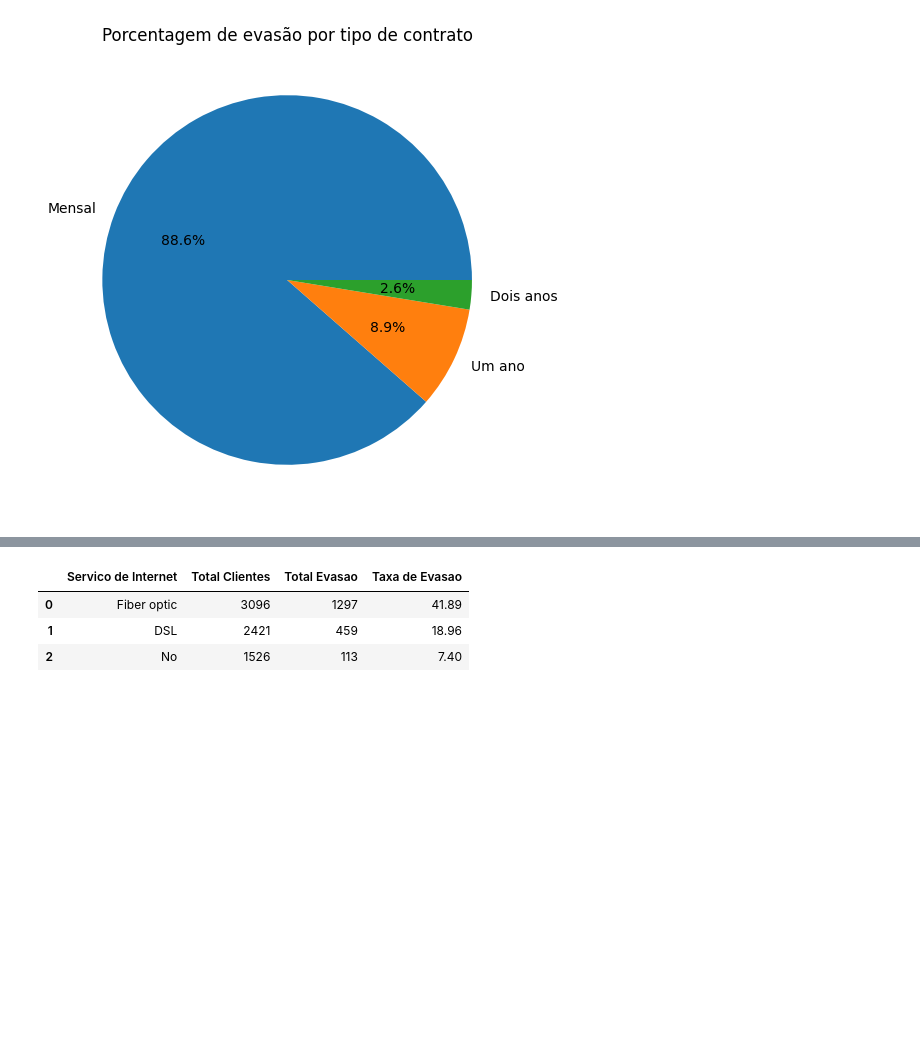
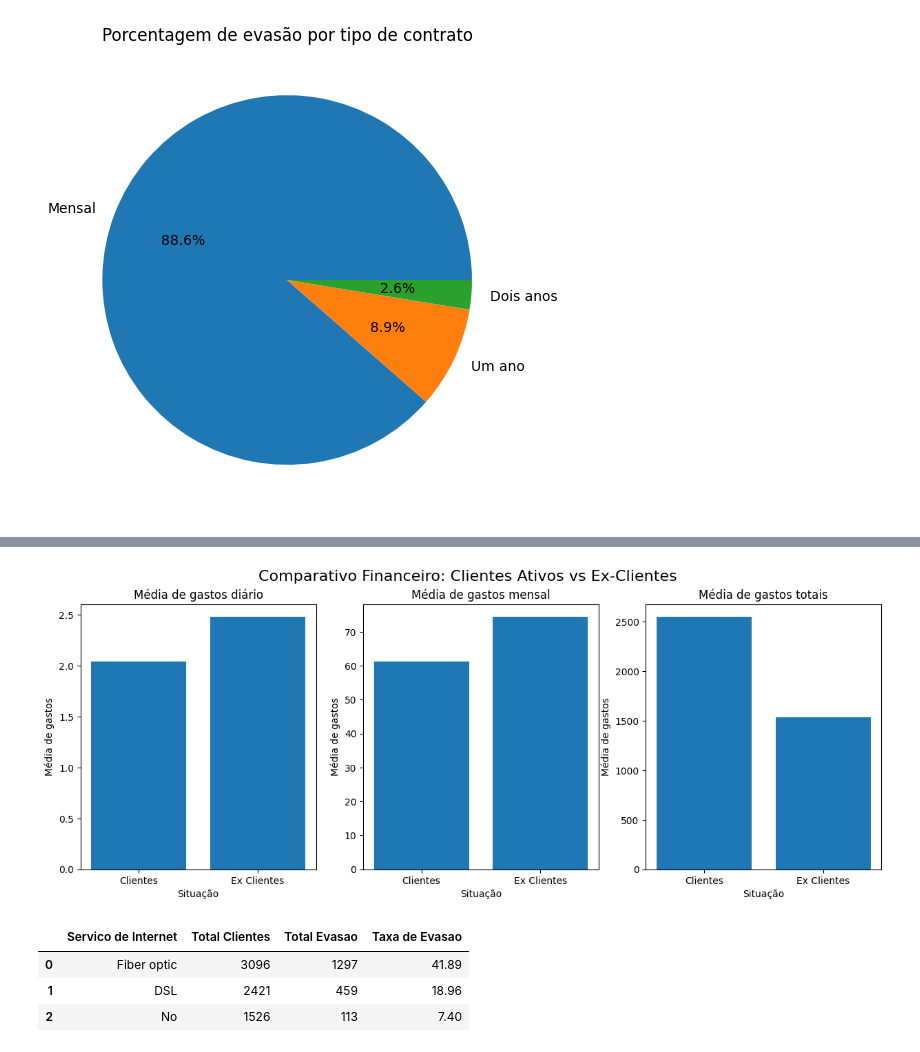
Before and after one commit to AntonioBMesquita/Challenge-Telecomx, a Jupyter notebook: TelecomX_BR.ipynb, the cells around one changed output, grey strips where cells are left out. Cells and saved outputs as stored; diff of their text form; code cells hidden in the pictures; blank space fills up the shorter version.

```diff
--- a/TelecomX_BR.ipynb
+++ b/TelecomX_BR.ipynb
@@ -514,3 +518,27 @@ Média de Gasto Clientes e Ex-Clientes
+# %%
+fig, axs = plt.subplots(1, 3, figsize=(15, 5))
+fig.suptitle('Comparativo Financeiro: Clientes Ativos vs Ex-Clientes', fontsize=16)
+
+
+axs[0].bar(media_gastos.index,media_gastos['Diario'] )
+axs[0].set_title('Média de gastos diário')
+
+axs[1].bar(media_gastos.index,media_gastos['Mensal'] )
+axs[1].set_title('Média de gastos mensal')
+
+axs[2].bar(media_gastos.index,media_gastos['Total Gastos'] )
+axs[2].set_title('Média de gastos totais')
+
+
+
+for ax in axs:
+    ax.set_xlabel('Situação')
+    ax.set_ylabel('Média de gastos')
+
+
+plt.show()
+# %% [output]
+[figure, added]
 # %%
 total_internet = dados_normalizados['InternetService'].value_counts()
 evasao_internet = dados_evasao['InternetService'].value_counts()
```
Also changed, not shown: parts of 8 cells of this notebook.
